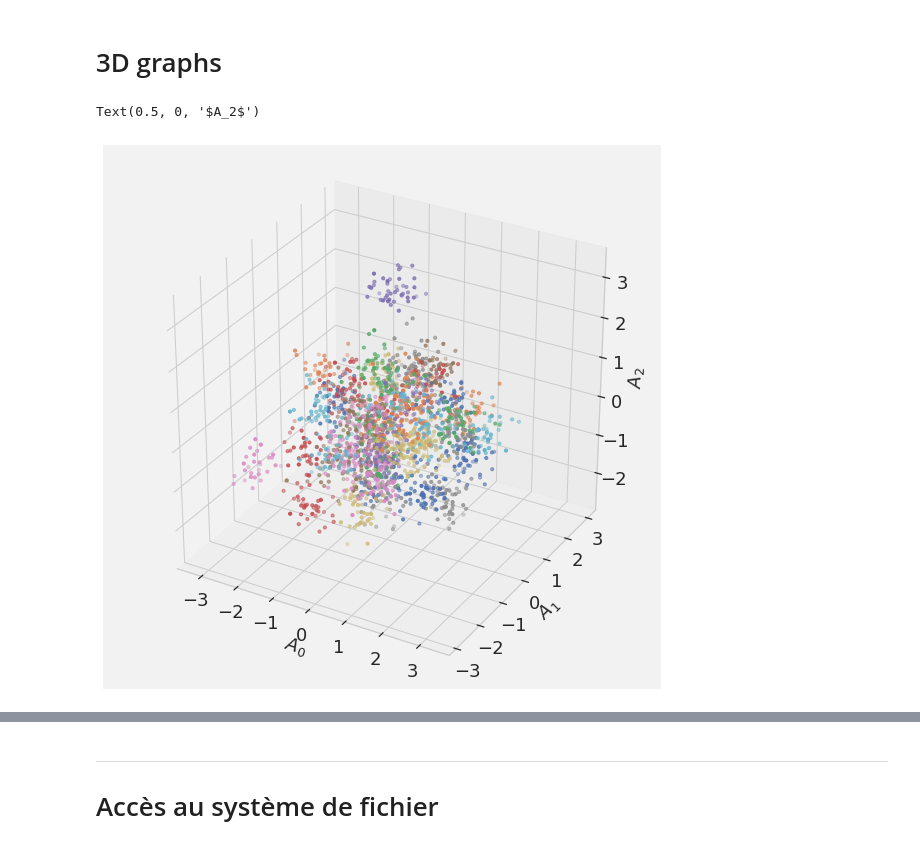
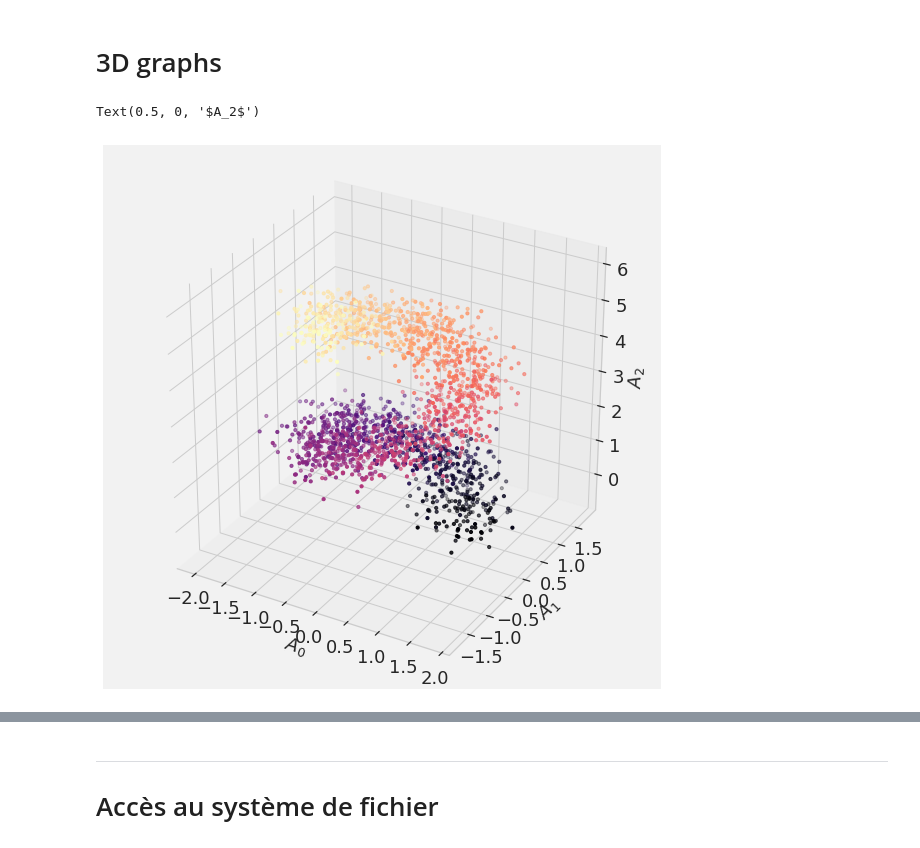
Before and after one commit to styvesg/PHQ1026_techniques_avancees, a Jupyter notebook: Introduction.ipynb, the cells around one changed output, grey strips where cells are left out. Drawn from its saved outputs; the diff is of its cells as text; code cells hidden in the pictures.

```diff
--- a/Introduction.ipynb
+++ b/Introduction.ipynb
@@ -126,0 +128,4 @@ sizeof(g) =  58
+# %%
+for n in [1,2,4,8,16,32]:
+    A = np.random.normal(0,1,size=(n))
+    print ('sizeof(A%d) = '%n, A.__sizeof__())
@@ -126,0 +139,4 @@ sizeof(g) =  58
+# %%
+for n in [1,2,4,8,16,32]:
+    A = np.ones(shape=(n), dtype=bool)
+    print ('sizeof(A%d) = '%n, A.__sizeof__())
@@ -568,11 +601,21 @@ A, g = some_sequence(2000, np.random.normal(0,1,size=(len(x),3)).astype(np.float
+# %%
+t = np.linspace(0,10,50)
+X = np.cos(t)
+Y = np.sin(t)
+Z = .5 * t
+
+A, g = some_sequence(2000, np.stack([X, Y, Z], axis=1), np.ones(len(x))*.3, return_group=True)
 # %%
+from matplotlib import cm
+cmap = cm.get_cmap('magma', len(t))
+
 fig = plt.figure(figsize=(10,10))
 ax = fig.add_subplot(111, projection='3d')
 for n in np.unique(g):
-    ax.scatter(A[g==n,0], A[g==n,1], A[g==n,2], zdir='z', s=10)
+    ax.scatter(A[g==n,0], A[g==n,1], A[g==n,2], zdir='z', s=10, color=cmap(n))
 ax.set_xlabel('$A_0$')
 ax.set_ylabel('$A_1$')
 ax.set_zlabel('$A_2$')
 # %% [output]
 Text(0.5, 0, '$A_2$')
-[figure, old version]
+[figure, new version]
```
Also changed, not shown: parts of 64 cells of this notebook.
